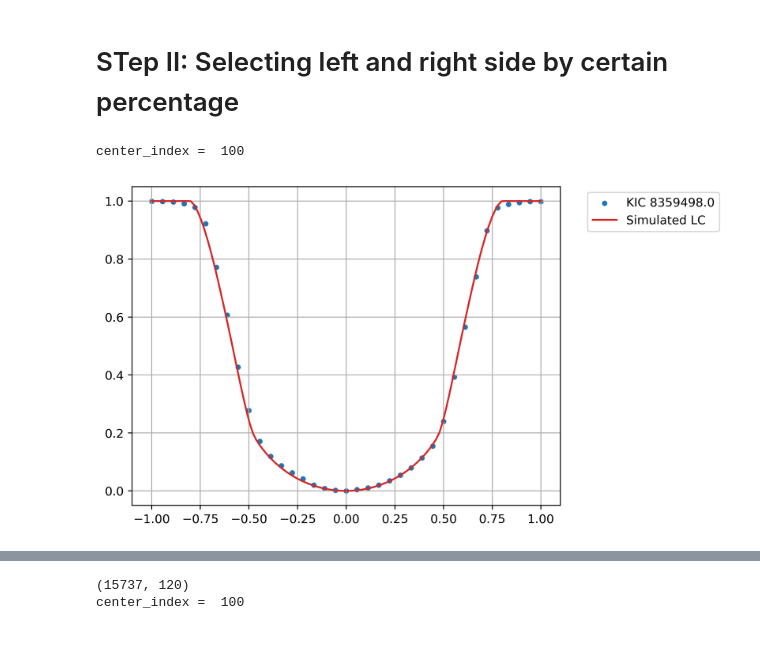
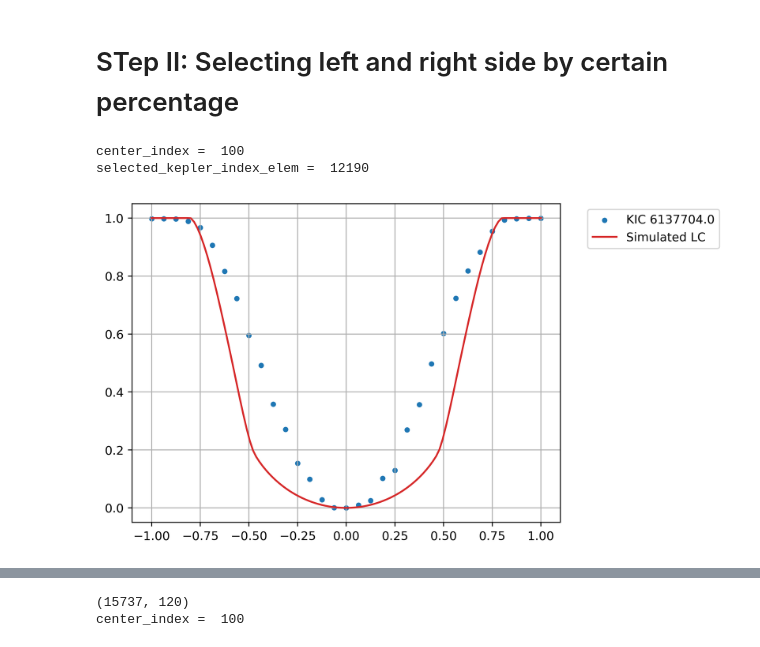
Before and after one commit to abrahammathews2000/mega, a Jupyter notebook: ml_training/overlap_lightcurves_simul_kepler_2.ipynb, the cells around one changed output, grey strips where cells are left out. Cells and saved outputs as stored; diff of their text form; code cells hidden in the pictures.

Commit message:
Trying to predict some selected LCs

```diff
--- a/ml_training/overlap_lightcurves_simul_kepler_2.ipynb
+++ b/ml_training/overlap_lightcurves_simul_kepler_2.ipynb
@@ -377,8 +383,9 @@ plt.show()
 local_view_array_mask = np.copy(local_view_array)
 
 for iter in np.arange(len(local_view_array_mask)):
-    local_view_array_mask[iter][(local_view_array_mask[iter]>=0.988)] = 1.0
-    local_view_array_mask[iter][(local_view_array_mask[iter]<0.988)] = 0.0
+    # 0.988 is working good | lower it and see changes # 0.96 - 0.97 -better # 0.95 -worse
+    local_view_array_mask[iter][(local_view_array_mask[iter]>=0.98)] = 1.0
+    local_view_array_mask[iter][(local_view_array_mask[iter]<0.98)] = 0.0
 
 print("Length of one Kepler LC = ",len(local_view_array_mask[0]))
 # %% [output]
@@ -463,26 +470,28 @@ for iteration in np.arange(len(local_view_array)):
 # %%
 center_index = int(len(local_view_array[0])/2)
 print("center_index = ",center_index)
 
 # Create a figure and axis
 fig, ax = plt.subplots()
 
 for iteration in np.arange(1):
-    selected_kepler_index_elem = selected_kepler_index[iteration]
-    # selected_kepler_index_elem = np.random.choice(selected_kepler_index)
+    # selected_kepler_index_elem = selected_kepler_index[iteration]
+    selected_kepler_index_elem = np.random.choice(selected_kepler_index)
+    print('selected_kepler_index_elem = ',selected_kepler_index_elem)
     left_index = int(center_index - int(count_zeros_array[selected_kepler_index_elem]/2)-int(count_zeros_array[selected_kepler_index_elem]/6))
     right_index = int(center_index + int(count_zeros_array[selected_kepler_index_elem]/2)+int(count_zeros_array[selected_kepler_index_elem]/6))
     # print("left_index = ",left_index)
     # print("right_index = ",right_index)
     lc_test=local_view_array[selected_kepler_index_elem][left_index:right_index+1]
     ax.scatter(np.linspace(-1,1,len(lc_test)),lc_test,s=12,label=f"KIC {kepid_array[selected_kepler_index_elem]}")
     # ax.plot(np.linspace(-1,1,len(lc_test)),lc_test)
 ax.plot(np.linspace(-1,1,len(train_lc_scaled_append[0])),train_lc_scaled_append[0],label='Simulated LC',color="tab:red")
 # ax.scatter(np.linspace(-1,1,len(train_lc_scaled_append[0])),train_lc_scaled_append[0],label='Simulated LC',color="tab:red",s=1)
 
 plt.legend(bbox_to_anchor=(1.05, 1.0), loc='upper left')
 plt.grid('on')
 plt.show()
 # %% [output]
 center_index =  100
+selected_kepler_index_elem =  12190
-[figure, old version]
+[figure, new version]
```
Also changed, not shown: parts of 12 cells of this notebook.
